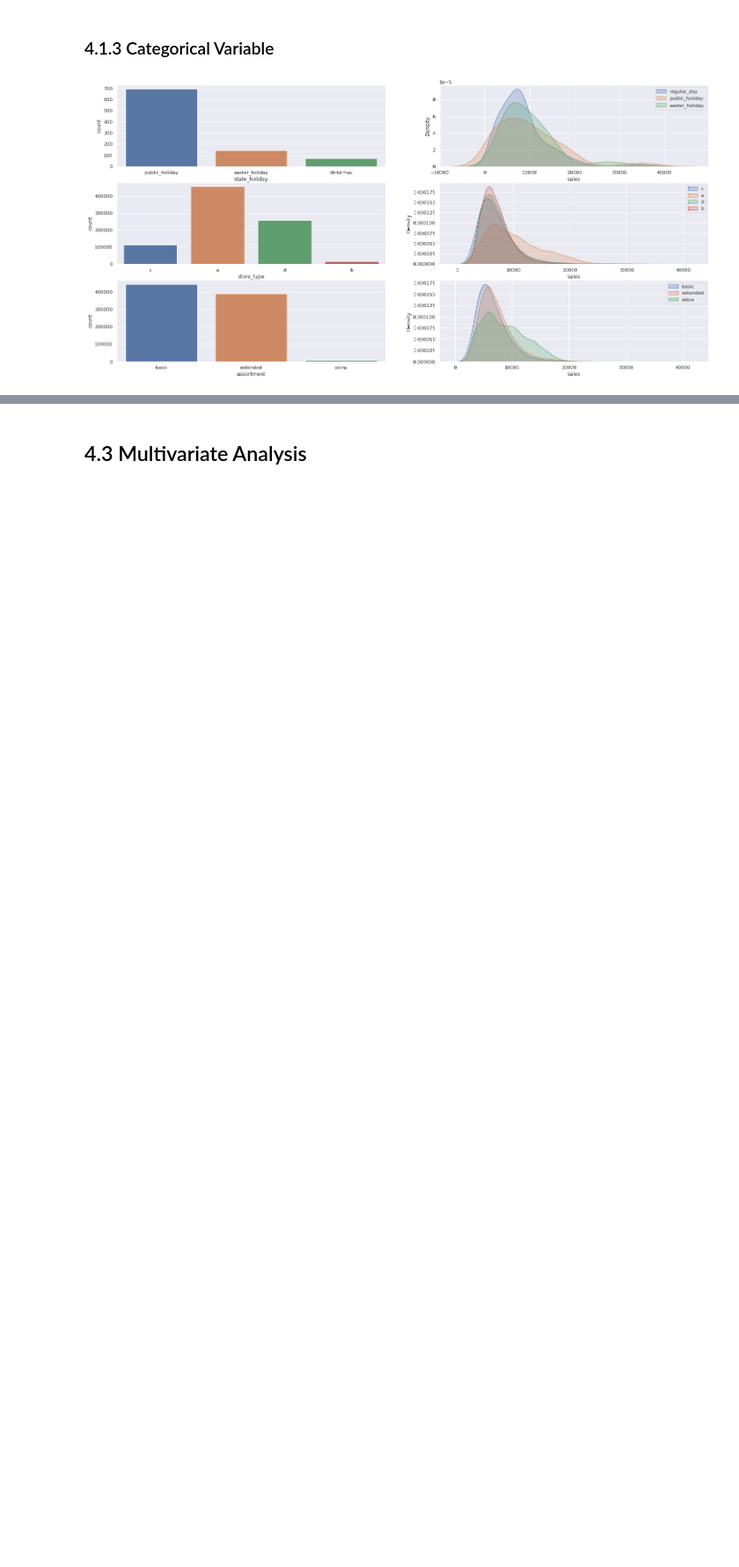
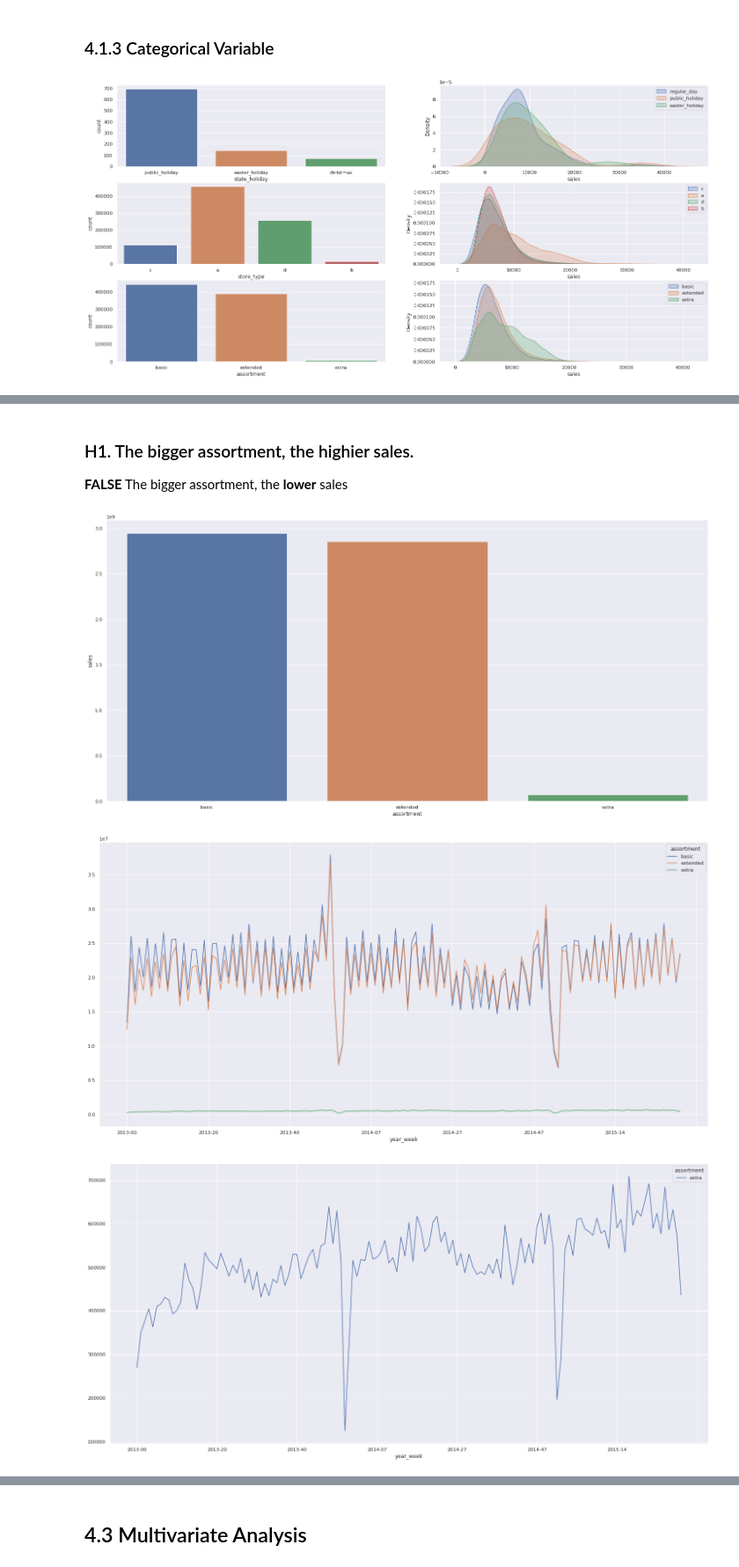
Before and after one commit to samuel-guedes/DataScience_em_Producao, a Jupyter notebook: notebooks/04_Store_Sales_Prediction.ipynb, the cells around one changed output, grey strips where cells are left out. Shown at 88% size. Drawn from its saved outputs; the diff is of its cells as text; code cells hidden in the pictures; blank space fills up the shorter version.

```diff
--- a/notebooks/04_Store_Sales_Prediction.ipynb
+++ b/notebooks/04_Store_Sales_Prediction.ipynb
@@ -511,0 +512,18 @@ plt.legend(df4['assortment'].drop_duplicates());
+# %% [markdown]
+### H1. The bigger assortment, the highier sales.
+
+**FALSE** The bigger assortment, the **lower** sales
+# %%
+aux1 = df4[['assortment', 'sales']].groupby('assortment').sum().reset_index()
+sns.barplot( x='assortment', y='sales', data=aux1);
+
+aux2 = df4[[ 'year_week', 'assortment','sales']].groupby( ['year_week', 'assortment'] ).sum().reset_index()
+aux2.pivot ( index= 'year_week', columns= 'assortment' , values= 'sales' ).plot();
+
+
+aux3 = aux2[aux2[ 'assortment'] == 'extra']
+aux3.pivot ( index= 'year_week', columns= 'assortment' , values= 'sales' ).plot();
+# %% [output]
+[figure, added]
+[figure, added]
+[figure, added]
```
Also changed, not shown: parts of 4 cells of this notebook.
